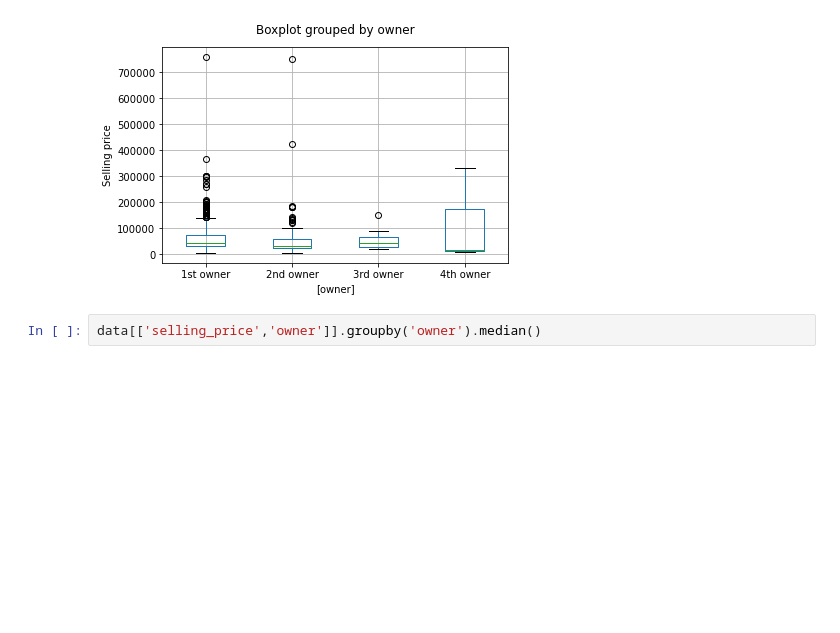
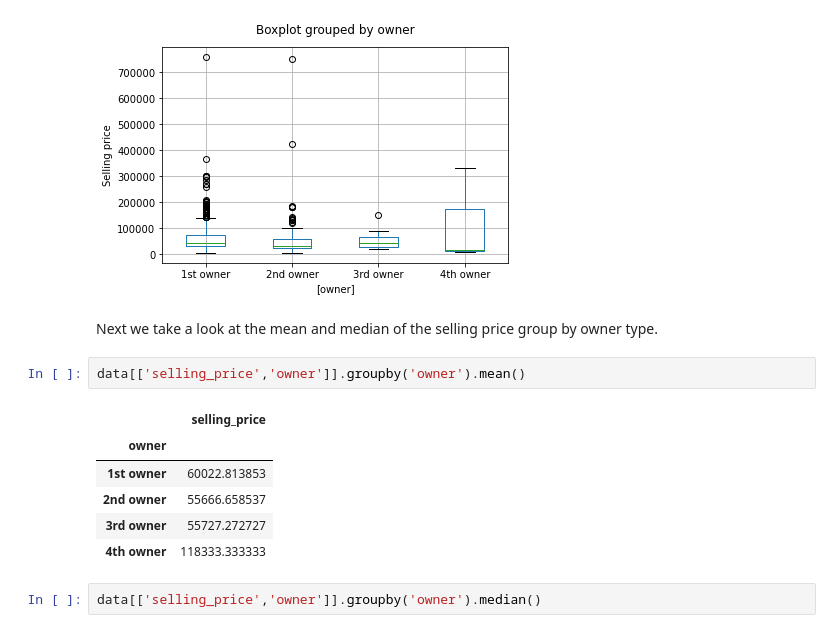
Before and after one commit to peshekhodko/ST590-Project1, a Jupyter notebook: Project1.ipynb, the cells around one changed output. Drawn from its saved outputs; the diff is of its cells as text; blank space fills up the shorter version.

```diff
--- a/Project1.ipynb
+++ b/Project1.ipynb
@@ -215,6 +231,17 @@ plt.show()
 plt.close()
 # %% [output]
 [figure]
+# %% [markdown]
+Next we take a look at the mean and median of the selling price group by owner type.
+# %%
+data[['selling_price','owner']].groupby('owner').mean()
+# %% [output]
+|  | selling_price |
+| owner |  |
+| 1st owner | 60022.813853 |
+| 2nd owner | 55666.658537 |
+| 3rd owner | 55727.272727 |
+| 4th owner | 118333.333333 |
 # %%
 data[['selling_price','owner']].groupby('owner').median()
 # %% [output]
```
Also changed, not shown: parts of 22 cells of this notebook.
